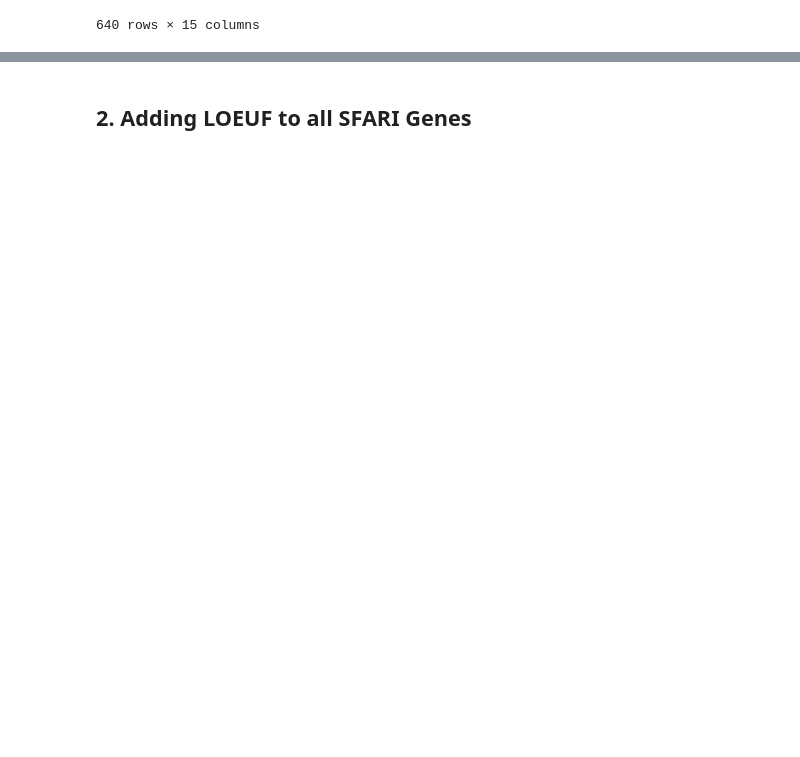
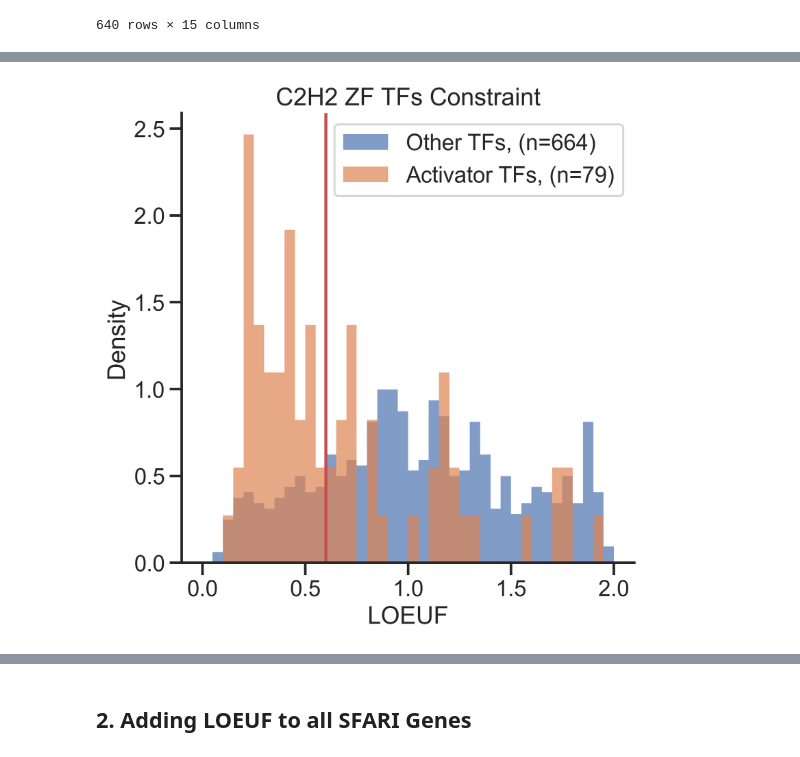
Before and after one commit to sanjanakotha/SFARI, a Jupyter notebook: notebooks/Gene Constraint Scores.ipynb, the cells around one changed output, grey strips where cells are left out. Cells and saved outputs as stored; diff of their text form; code cells hidden in the pictures; blank space fills up the shorter version.

```diff
--- a/notebooks/Gene Constraint Scores.ipynb
+++ b/notebooks/Gene Constraint Scores.ipynb
@@ -195,0 +226,7 @@ plt.title("Lambert TFs Conservation");
+# %%
+activator_C2H2s = c2h2_zf_TFs[c2h2_zf_TFs["Gene Names (primary)"].isin(known_ADs["Gene Names (primary)"])]
+other_C2H2s =  c2h2_zf_TFs[~c2h2_zf_TFs["Gene Names (primary)"].isin(known_ADs["Gene Names (primary)"])]
+
+plot_LOEUF_diff(other_C2H2s, "Other TFs", activator_C2H2s, "Activator TFs", title = "C2H2 ZF TFs Constraint")
+# %% [output]
+[figure, added]
```
Also changed, not shown: parts of 6 cells of this notebook, 3 other files.
